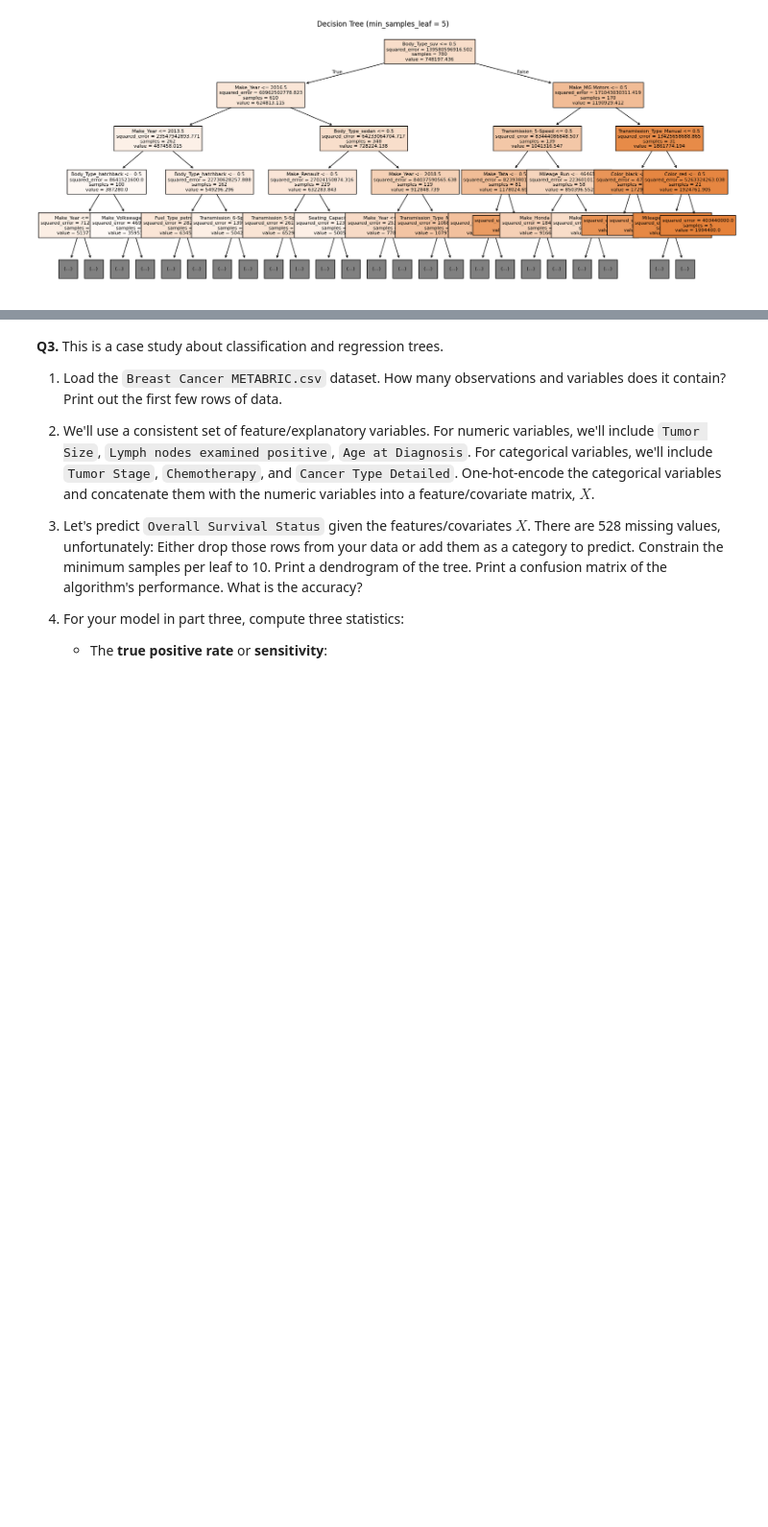
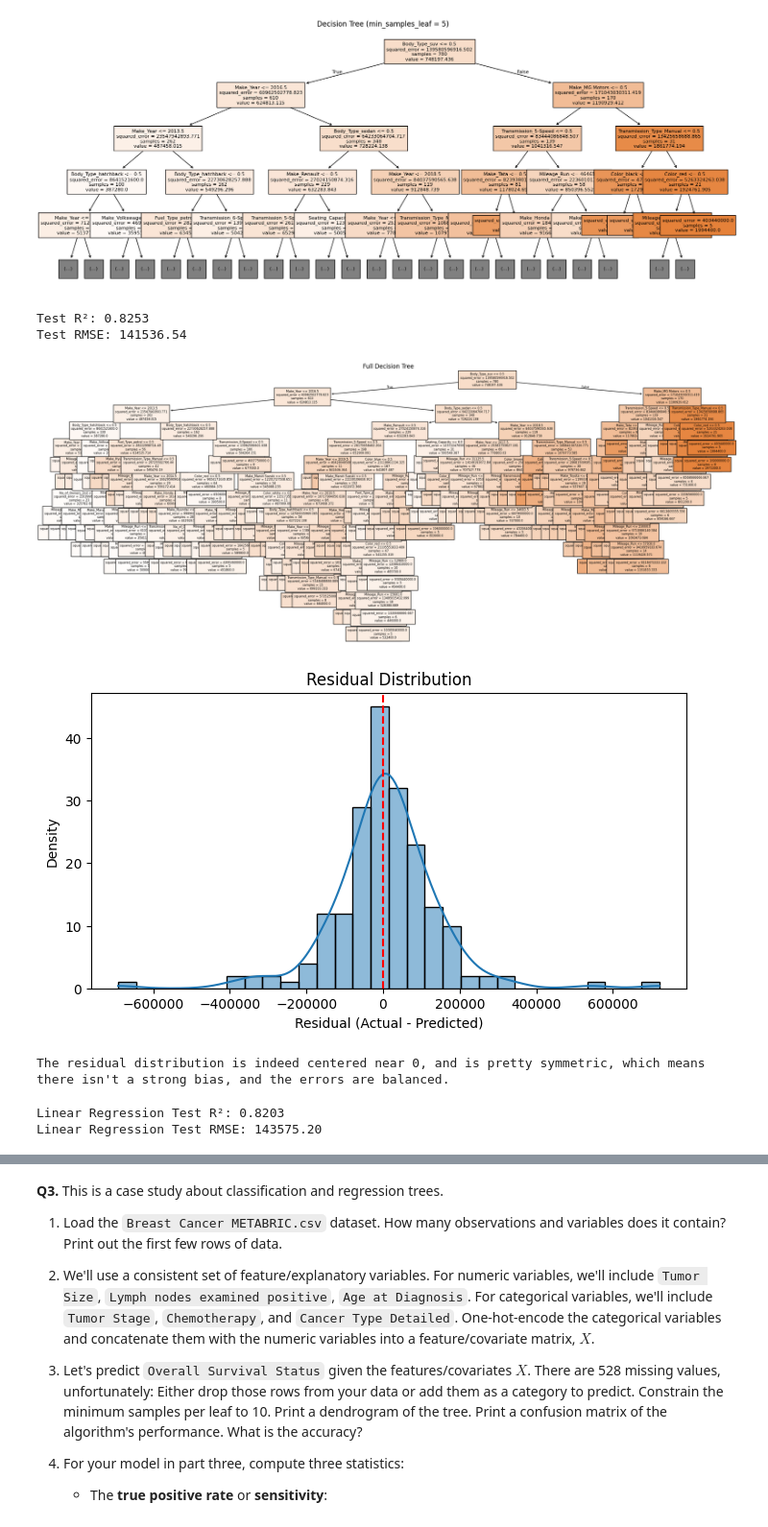
Before and after one commit to sutherlandn/trees, a Jupyter notebook: assignment/assignment.ipynb, the cells around one changed output, grey strips where cells are left out. Shown at 96% size. Saved outputs shown, nothing was run; the diff lists cells and outputs as text; code cells hidden in the pictures; blank space fills up the shorter version.

```diff
--- a/assignment/assignment.ipynb
+++ b/assignment/assignment.ipynb
@@ -124,3 +124,57 @@ plt.show()
 Looks like a min_samples_leaf of 5 achieves the best R², coming in at 0.8253!
 [figure]
 [figure]
+# %%
+#4
+from sklearn.metrics import mean_squared_error
+import numpy as np
+import seaborn as sns
+
+final_tree = DecisionTreeRegressor(min_samples_leaf=best_leaf, random_state=42)
+final_tree.fit(X_train, y_train)
+y_pred = final_tree.predict(X_test)
+r2 = r2_score(y_test, y_pred)
+rmse = np.sqrt(mean_squared_error(y_test, y_pred))
+
+print(f"Test R²: {r2:.4f}")
+print(f"Test RMSE: {rmse:.2f}")
+
+plt.figure(figsize=(24, 10))
+plot_tree(final_tree, feature_names=X.columns, filled=True, fontsize=6)
+plt.title("Full Decision Tree")
+plt.show()
+
+residuals = y_test - y_pred
+
+plt.figure(figsize=(8, 4))
+sns.histplot(residuals, kde=True, bins=30)
+plt.axvline(0, color='red', linestyle='--')
+plt.title("Residual Distribution")
+plt.xlabel("Residual (Actual - Predicted)")
+plt.ylabel("Density")
+plt.show()
+
+print('The residual distribution is indeed centered near 0, and is pretty symmetric, which means there isn\'t a strong bias, and the errors are balanced.')
+# %% [output]
+Test R²: 0.8253
+Test RMSE: 141536.54
+[figure, added]
+[figure, added]
+The residual distribution is indeed centered near 0, and is pretty symmetric, which means there isn't a strong bias, and the errors are balanced.
+# %%
+#5
+from sklearn.linear_model import LinearRegression
+
+linreg = LinearRegression()
+linreg.fit(X_train, y_train)
+
+y_pred_lin = linreg.predict(X_test)
+r2_lin = r2_score(y_test, y_pred_lin)
+rmse_lin = np.sqrt(mean_squared_error(y_test, y_pred_lin))
+
+print(f"Linear Regression Test R²: {r2_lin:.4f}")
+print(f"Linear Regression Test RMSE: {rmse_lin:.2f}")
+print('So, Linear Regression has a slightly lower R² and a slightly higher RMSE, meaning it performs sliglty worse than the tree.')
+# %% [output]
+Linear Regression Test R²: 0.8203
+Linear Regression Test RMSE: 143575.20
```
Also changed, not shown: parts of 2 cells of this notebook.
